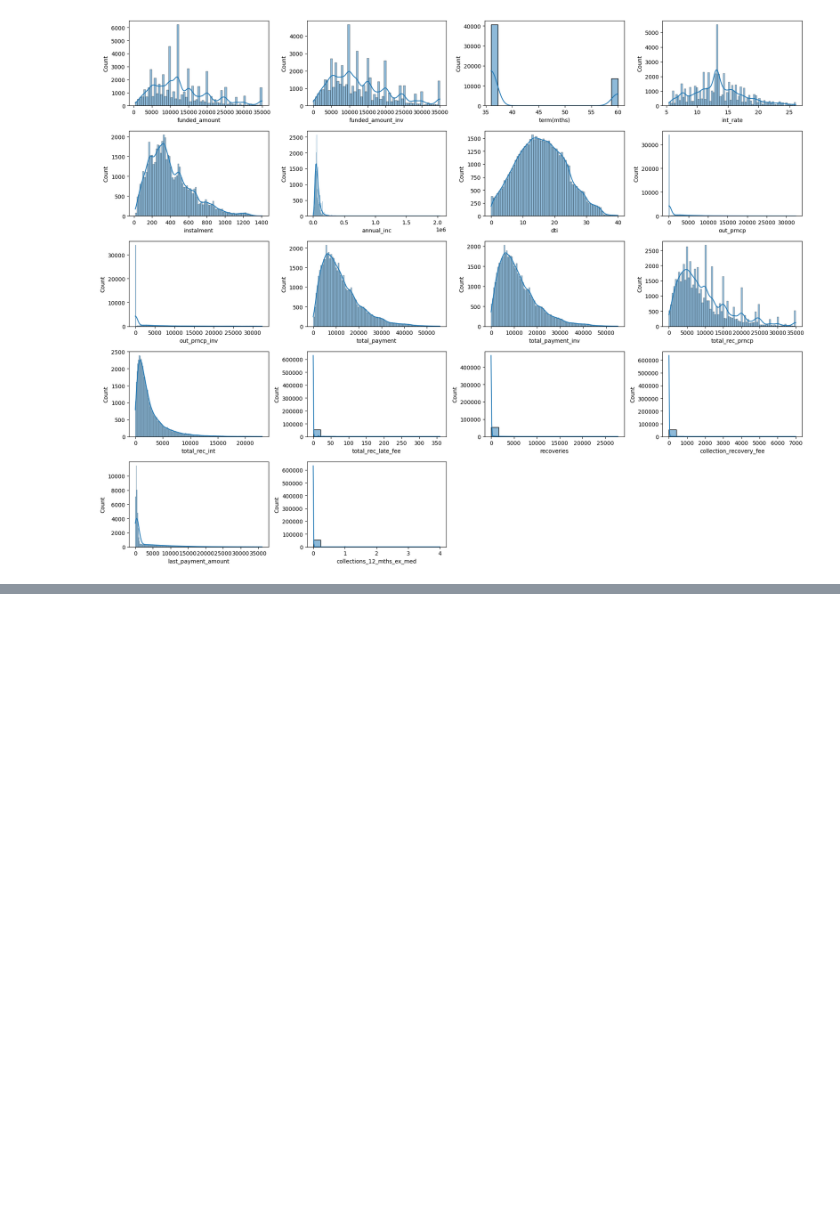
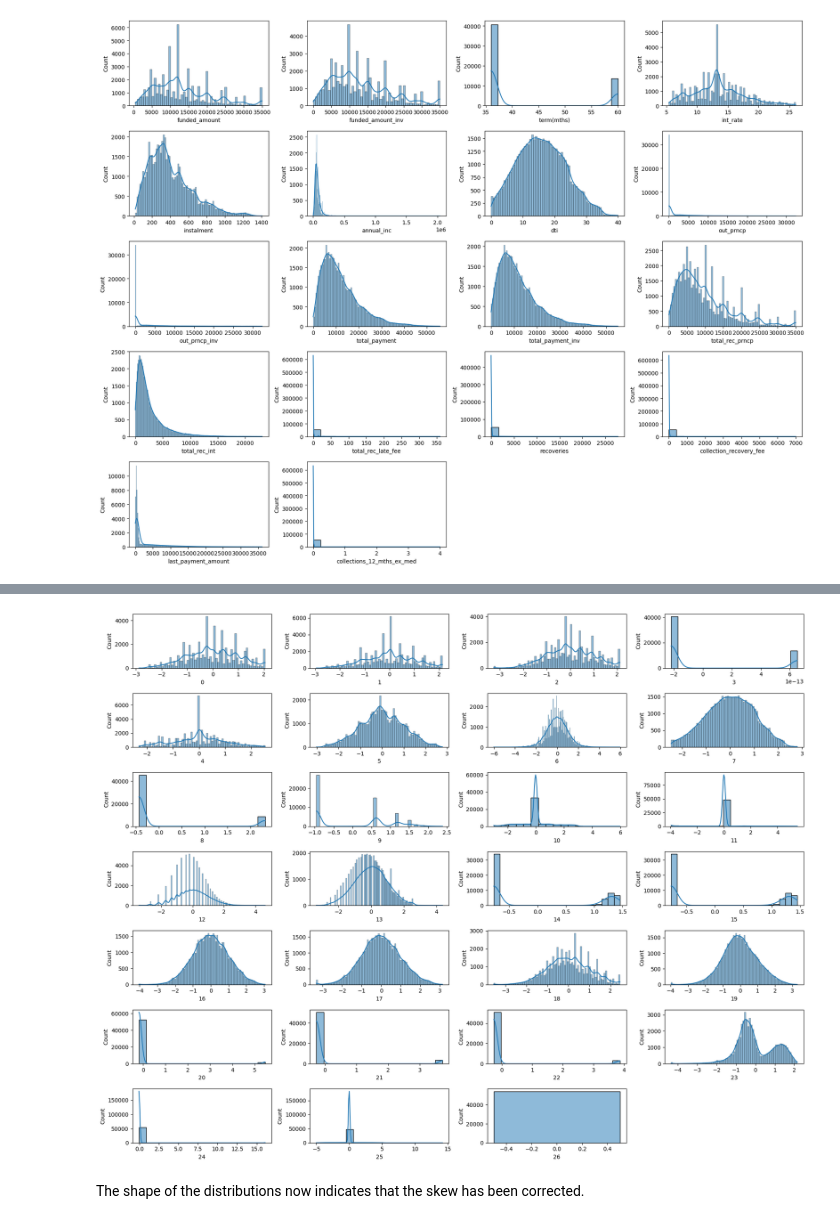
Before and after one commit to balany1/exploratory-data-analysis---customer-loans-in-finance152, a Jupyter notebook: eda.ipynb, the cells around one changed output, grey strips where cells are left out. Drawn from its saved outputs; the diff is of its cells as text; code cells hidden in the pictures; blank space fills up the shorter version.

Commit message:
Skew methods correct

```diff
--- a/eda.ipynb
+++ b/eda.ipynb
@@ -297,0 +280,11 @@ recoveries
+# %%
+skewtransforms = Data_FrameTransform()
+
+nonskewed_df = skewtransforms.yjt_transform_skewed_columns(df)
+
+new_df = pd.read_csv('df_yjt.csv')
+visuals.visualise_skewness(new_df)
+# %% [output]
+[figure, added]
+# %% [markdown]
+The shape of the distributions now indicates that the skew has been corrected.
```
Also changed, not shown: parts of 5 cells of this notebook, 5 other files.
